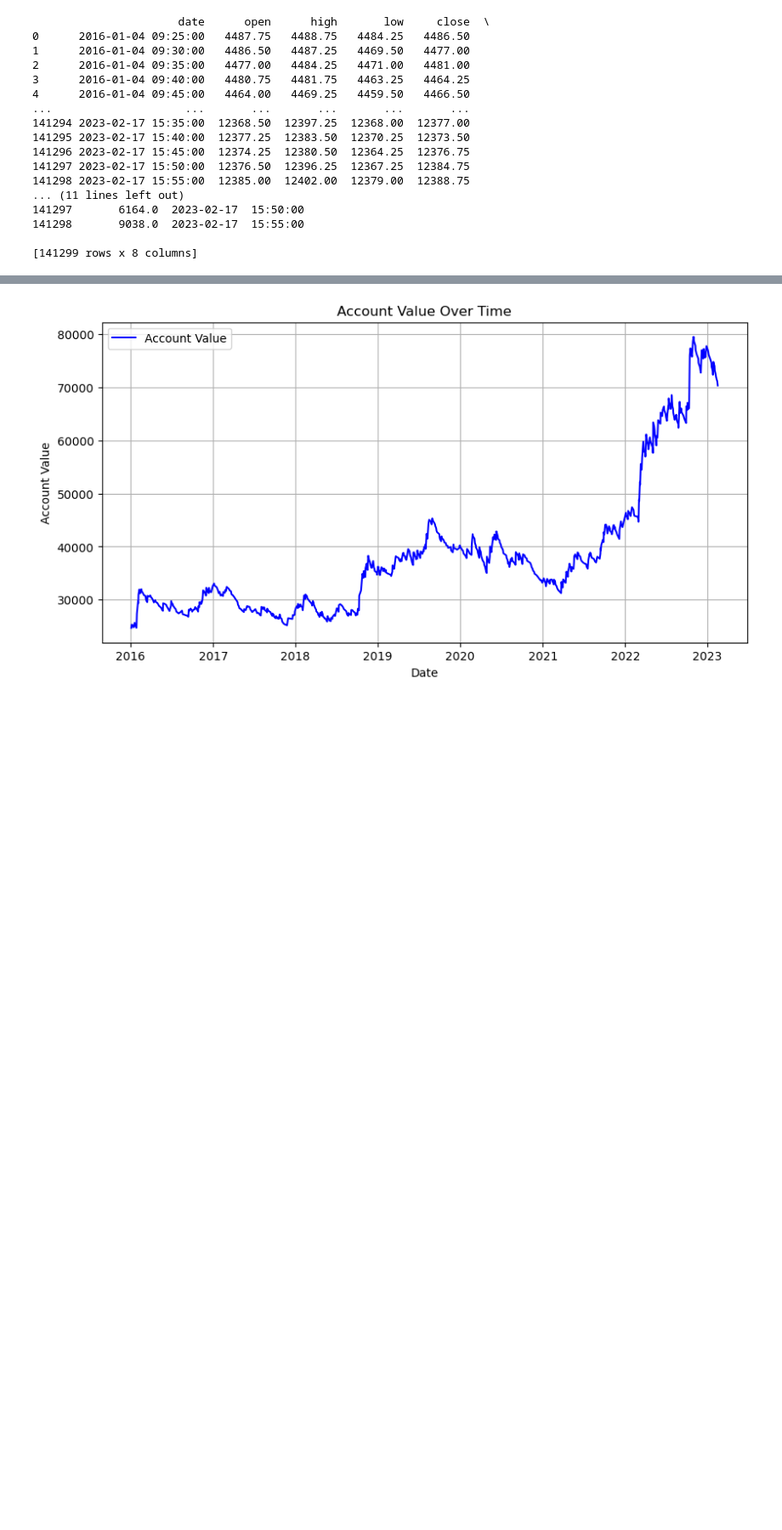
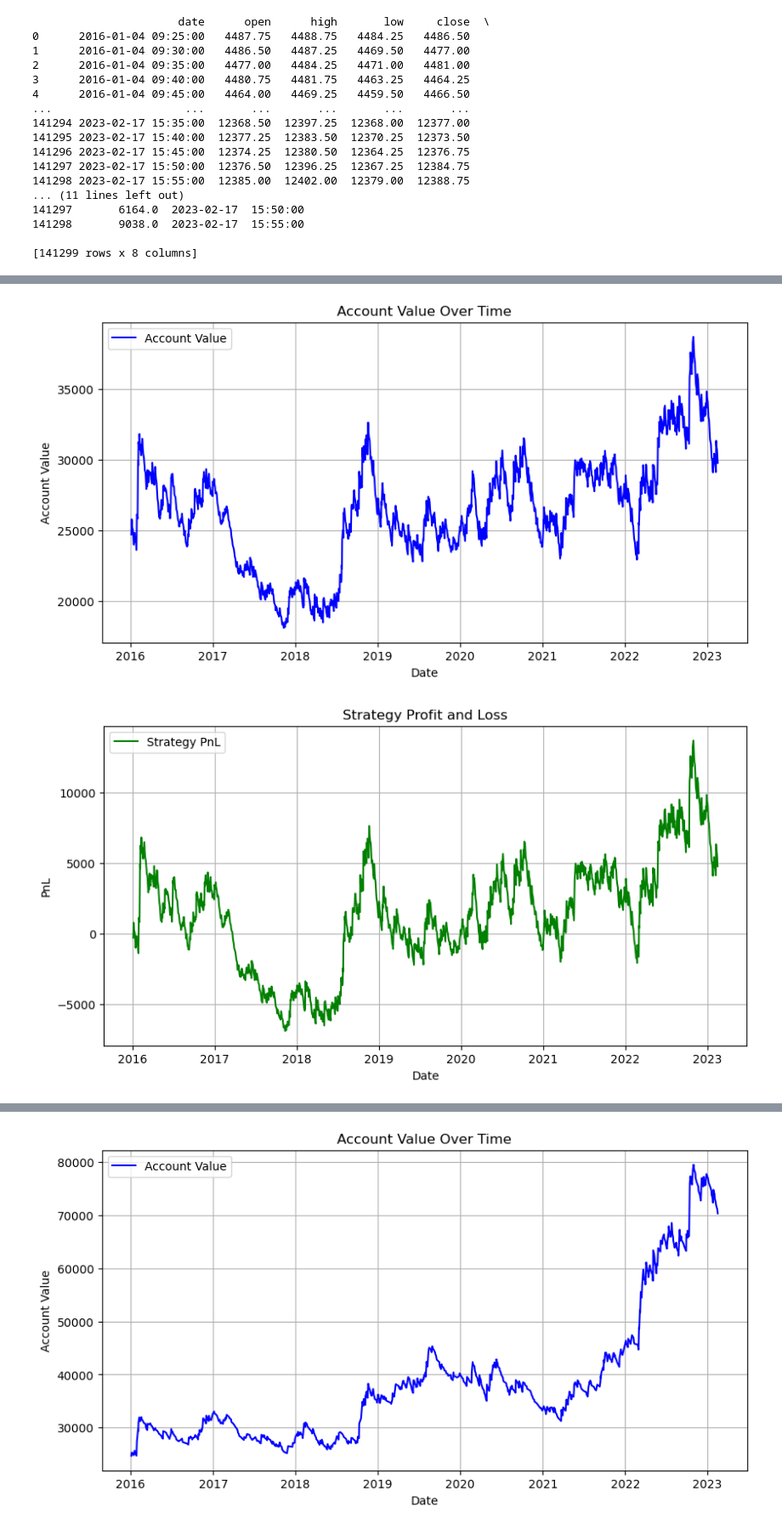
Before and after one commit to giovannibrusco/qqq-opening-bias-5min, a Jupyter notebook: QQQ_bias.ipynb, the cells around one changed output, grey strips where cells are left out. Shown: that part at 85% size. Cells and saved outputs as stored; diff of their text form; code cells hidden in the pictures; blank space fills up the shorter version.

```diff
--- a/QQQ_bias.ipynb
+++ b/QQQ_bias.ipynb
@@ -202,0 +445,39 @@ if mis.any():
+# %%
+# Primo plot: Andamento dell’account
+plt.figure(figsize=(10, 5))
+plt.plot(traderone.dates, traderone.account[1:], label="Account Value", color='blue')
+plt.xlabel("Date")
+plt.ylabel("Account Value")
+plt.title("Account Value Over Time")
+plt.legend()
+plt.grid()
+plt.show()
+
+# Secondo plot: Profit and Loss della strategia
+plt.figure(figsize=(10, 5))
+plt.plot(traderone.dates, traderone.pnl[1:], label="Strategy PnL", color='green')
+plt.xlabel("Date")
+plt.ylabel("PnL")
+plt.title("Strategy Profit and Loss")
+plt.legend()
+plt.grid()
+plt.show()
+
+# Buy & Hold
+initial_capital = traderone.account[0] if traderone.account else 0
+shares = initial_capital / qqq_df['close'].iloc[0] if initial_capital else 0
+qqq_df['trade'] = shares * (qqq_df['close'] - qqq_df['close'].iloc[0]) if initial_capital else 0
+
+# Terzo plot: Confronto tra strategia e buy & hold
+plt.figure(figsize=(10, 5))
+plt.plot(traderone.dates, traderone.pnl[1:], label="Strategy PnL", color='green')
+plt.plot(qqq_df['date'], qqq_df['trade'], label="Buy & Hold PnL", color='red', linestyle="dashed")
+plt.xlabel("Date")
+plt.ylabel("PnL")
+plt.title("Strategy vs Buy & Hold PnL")
+plt.legend()
+plt.grid()
+plt.show()
+# %% [output]
+[figure, added]
+[figure, added]
```
Also changed, not shown: parts of 10 cells of this notebook.
